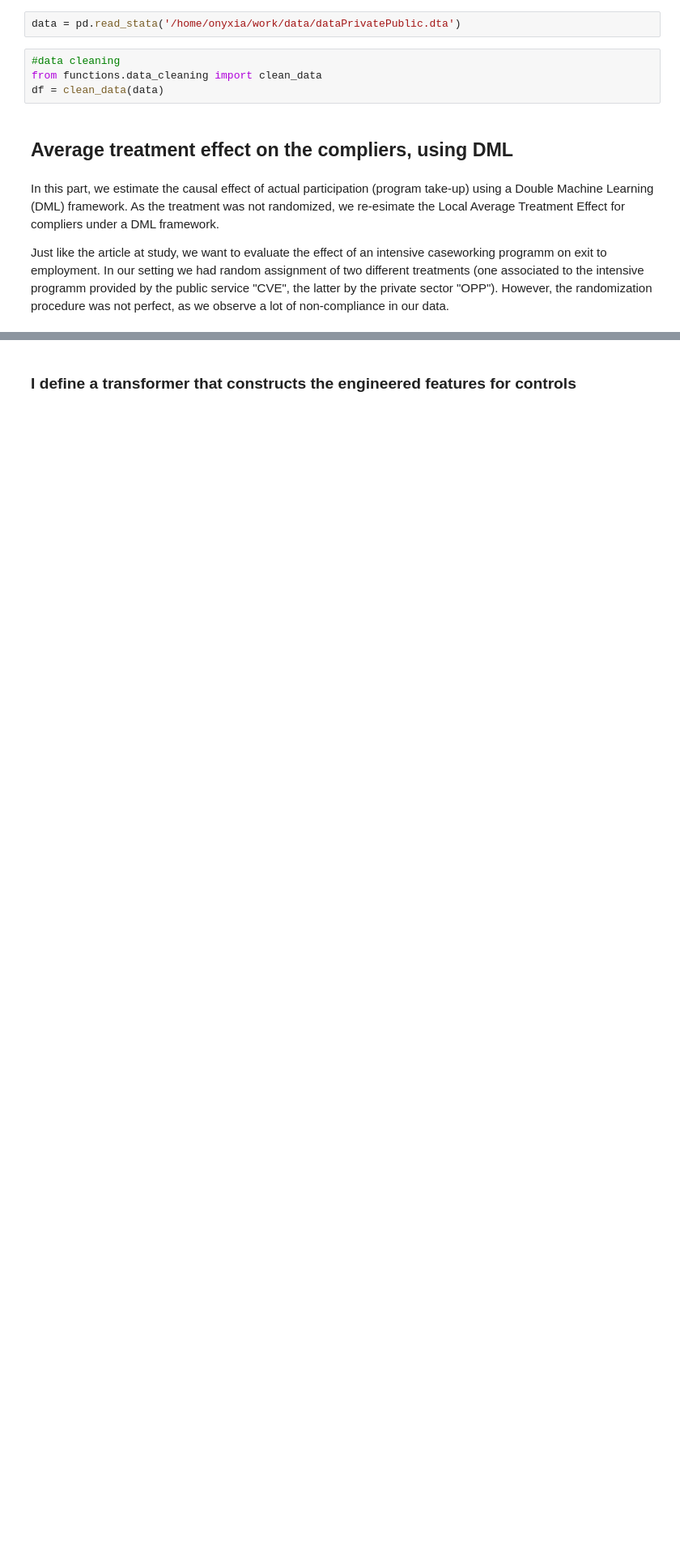
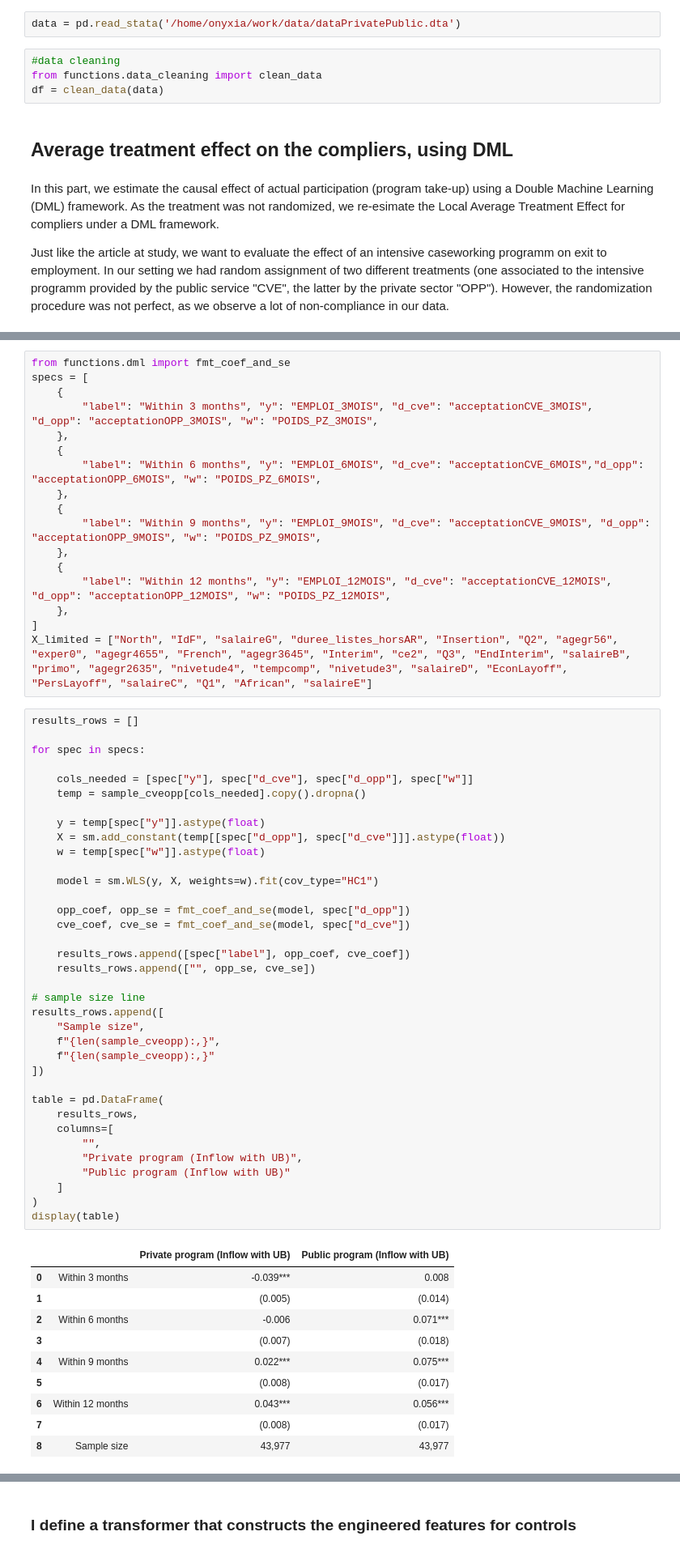
Before and after one commit to selaazdoudi/Private-vs-Public-Job-Search-Counseling, a Jupyter notebook: DML_LATE.ipynb, the cells around one changed output, grey strips where cells are left out. Shown at 81% size. Drawn from its saved outputs; the diff is of its cells as text; blank space fills up the shorter version.

```diff
--- a/DML_LATE.ipynb
+++ b/DML_LATE.ipynb
@@ -51,0 +48,64 @@ Just like the article at study, we want to evaluate the effect of an intensive c
+# %%
+from functions.dml import fmt_coef_and_se
+specs = [
+    {
+        "label": "Within 3 months", "y": "EMPLOI_3MOIS", "d_cve": "acceptationCVE_3MOIS",  "d_opp": "acceptationOPP_3MOIS", "w": "POIDS_PZ_3MOIS",
+    },
+    {
+        "label": "Within 6 months", "y": "EMPLOI_6MOIS", "d_cve": "acceptationCVE_6MOIS","d_opp": "acceptationOPP_6MOIS", "w": "POIDS_PZ_6MOIS",
+    },
+    {
+        "label": "Within 9 months", "y": "EMPLOI_9MOIS", "d_cve": "acceptationCVE_9MOIS", "d_opp": "acceptationOPP_9MOIS", "w": "POIDS_PZ_9MOIS",
+    },
+    {
+        "label": "Within 12 months", "y": "EMPLOI_12MOIS", "d_cve": "acceptationCVE_12MOIS", "d_opp": "acceptationOPP_12MOIS", "w": "POIDS_PZ_12MOIS",
+    },
+]
+X_limited = ["North", "IdF", "salaireG", "duree_listes_horsAR", "Insertion", "Q2", "agegr56", "exper0", "agegr4655", "French", "agegr3645", "Interim", "ce2", "Q3", "EndInterim", "salaireB", "primo", "agegr2635", "nivetude4", "tempcomp", "nivetude3", "salaireD", "EconLayoff", "PersLayoff", "salaireC", "Q1", "African", "salaireE"]
+# %%
+results_rows = []
+
+for spec in specs:
+
+    cols_needed = [spec["y"], spec["d_cve"], spec["d_opp"], spec["w"]]
+    temp = sample_cveopp[cols_needed].copy().dropna()
+
+    y = temp[spec["y"]].astype(float)
+    X = sm.add_constant(temp[[spec["d_opp"], spec["d_cve"]]].astype(float))
+    w = temp[spec["w"]].astype(float)
+
+    model = sm.WLS(y, X, weights=w).fit(cov_type="HC1")
+
+    opp_coef, opp_se = fmt_coef_and_se(model, spec["d_opp"])
+    cve_coef, cve_se = fmt_coef_and_se(model, spec["d_cve"])
+
+    results_rows.append([spec["label"], opp_coef, cve_coef])
+    results_rows.append(["", opp_se, cve_se])
+
+# sample size line
+results_rows.append([
+    "Sample size",
+    f"{len(sample_cveopp):,}",
+    f"{len(sample_cveopp):,}"
+])
+
+table = pd.DataFrame(
+    results_rows,
+    columns=[
+        "",
+        "Private program (Inflow with UB)",
+        "Public program (Inflow with UB)"
+    ]
+)
+display(table)
+# %% [output]
+|  |  | Private program (Inflow with UB) | Public program (Inflow with UB) |
+| 0 | Within 3 months | -0.039*** | 0.008 |
+| 1 |  | (0.005) | (0.014) |
+| 2 | Within 6 months | -0.006 | 0.071*** |
+| 3 |  | (0.007) | (0.018) |
+| 4 | Within 9 months | 0.022*** | 0.075*** |
+| 5 |  | (0.008) | (0.017) |
+| 6 | Within 12 months | 0.043*** | 0.056*** |
+| 7 |  | (0.008) | (0.017) |
+| 8 | Sample size | 43,977 | 43,977 |
```
Also changed, not shown: parts of 24 cells of this notebook, 1 other file.
